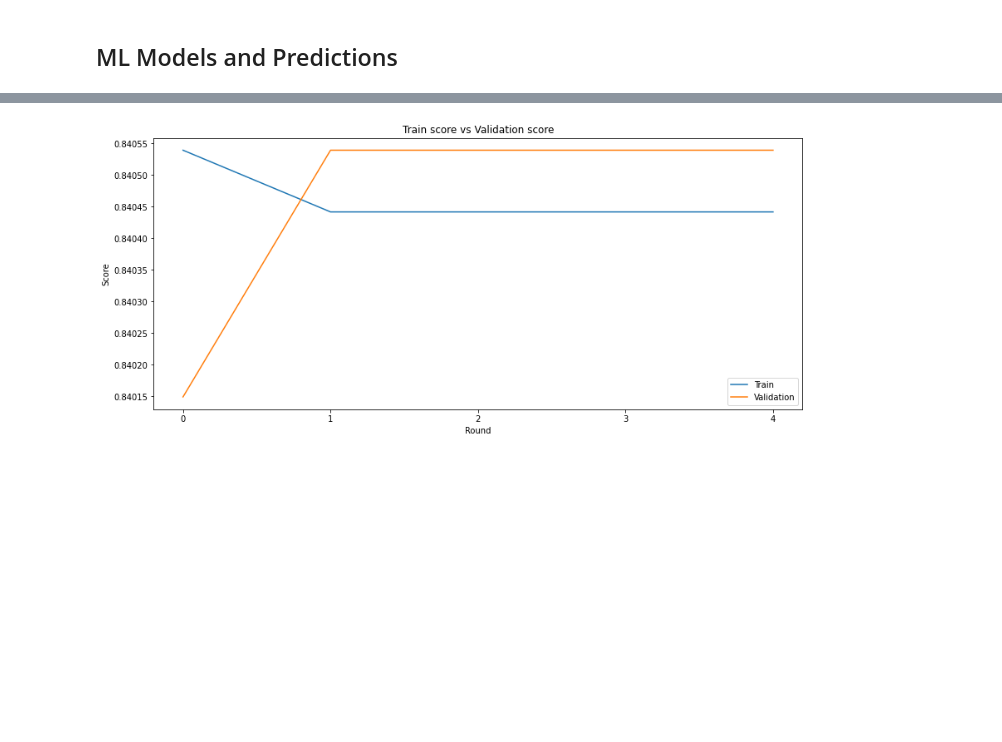
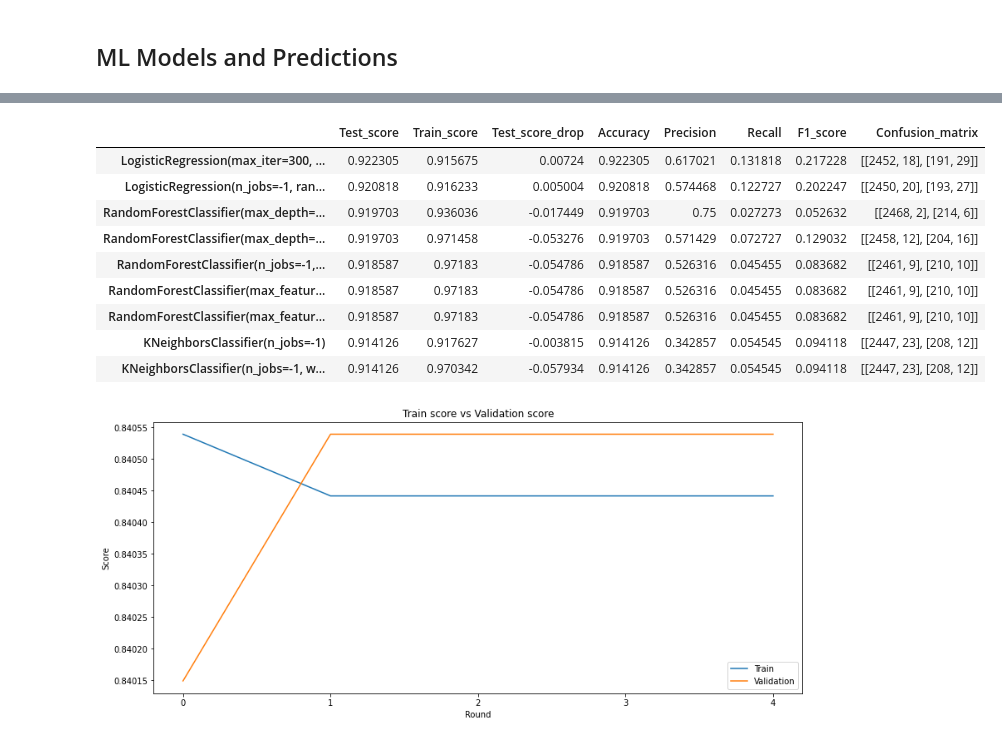
Before and after one commit to Jasc94/thebridge, a Jupyter notebook: 0_Project_ML/src/main.ipynb, the cells around one changed output, grey strips where cells are left out. Saved outputs shown, nothing was run; the diff lists cells and outputs as text; code cells hidden in the pictures; blank space fills up the shorter version.

```diff
--- a/0_Project_ML/src/main.ipynb
+++ b/0_Project_ML/src/main.ipynb
@@ -368,0 +361,43 @@ memory usage: 1.8 MB
+# %%
+# Prepare data for the ML models
+# We won't scale or balance the data for this first round
+dataset.model_data(split = .2, cv = 3, epochs = 1)
+
+# Choose models for test against each other
+# Same seed of all of them
+seed = 42
+
+log1 = LogisticRegression(n_jobs = -1, random_state = seed)
+log2 = LogisticRegression(n_jobs = -1, max_iter = 300, random_state = seed)
+
+rf1 = RandomForestClassifier(n_jobs = -1, random_state = seed)
+rf2 = RandomForestClassifier(n_jobs = -1, random_state = seed, max_depth = 10)
+rf3 = RandomForestClassifier(n_jobs = -1, random_state = seed, max_depth = 20)
+rf4 = RandomForestClassifier(n_jobs = -1, random_state = seed, max_features = "sqrt")
+rf5 = RandomForestClassifier(n_jobs = -1, random_state = seed, max_features = "log2")
+
+knn1 = KNeighborsClassifier(n_jobs = -1)
+knn2 = KNeighborsClassifier(n_jobs = -1, weights = "distance")
+
+models = [log1, log2, rf1, rf2, rf3, rf4, rf5, knn1, knn2]
+
+# Models comparison
+# Ensemble models
+ensembler = md.model_ensembler(models)
+# Load data
+ensembler.load_data(dataset.X_train, dataset.X_test, dataset.y_train, dataset.y_test, features_names, dataset.kfold)
+# Train them
+models_comparison_noscale_nobalance = ensembler.models_tester()
+# Let's see the performance
+models_comparison_noscale_nobalance
+# %% [output]
+|  | Test_score | Train_score | Test_score_drop | Accuracy | Precision | Recall | F1_score | Confusion_matrix |
+| LogisticRegression(max_iter=300, ... | 0.922305 | 0.915675 | 0.00724 | 0.922305 | 0.617021 | 0.131818 | 0.217228 | [[2452, 18], [191, 29]] |
+| LogisticRegression(n_jobs=-1, ran... | 0.920818 | 0.916233 | 0.005004 | 0.920818 | 0.574468 | 0.122727 | 0.202247 | [[2450, 20], [193, 27]] |
+| RandomForestClassifier(max_depth=... | 0.919703 | 0.936036 | -0.017449 | 0.919703 | 0.75 | 0.027273 | 0.052632 | [[2468, 2], [214, 6]] |
+| RandomForestClassifier(max_depth=... | 0.919703 | 0.971458 | -0.053276 | 0.919703 | 0.571429 | 0.072727 | 0.129032 | [[2458, 12], [204, 16]] |
+| RandomForestClassifier(n_jobs=-1,... | 0.918587 | 0.97183 | -0.054786 | 0.918587 | 0.526316 | 0.045455 | 0.083682 | [[2461, 9], [210, 10]] |
+| RandomForestClassifier(max_featur... | 0.918587 | 0.97183 | -0.054786 | 0.918587 | 0.526316 | 0.045455 | 0.083682 | [[2461, 9], [210, 10]] |
+| RandomForestClassifier(max_featur... | 0.918587 | 0.97183 | -0.054786 | 0.918587 | 0.526316 | 0.045455 | 0.083682 | [[2461, 9], [210, 10]] |
+| KNeighborsClassifier(n_jobs=-1) | 0.914126 | 0.917627 | -0.003815 | 0.914126 | 0.342857 | 0.054545 | 0.094118 | [[2447, 23], [208, 12]] |
+| KNeighborsClassifier(n_jobs=-1, w... | 0.914126 | 0.970342 | -0.057934 | 0.914126 | 0.342857 | 0.054545 | 0.094118 | [[2447, 23], [208, 12]] |
```
Also changed, not shown: parts of 22 cells of this notebook, 7 other files.
